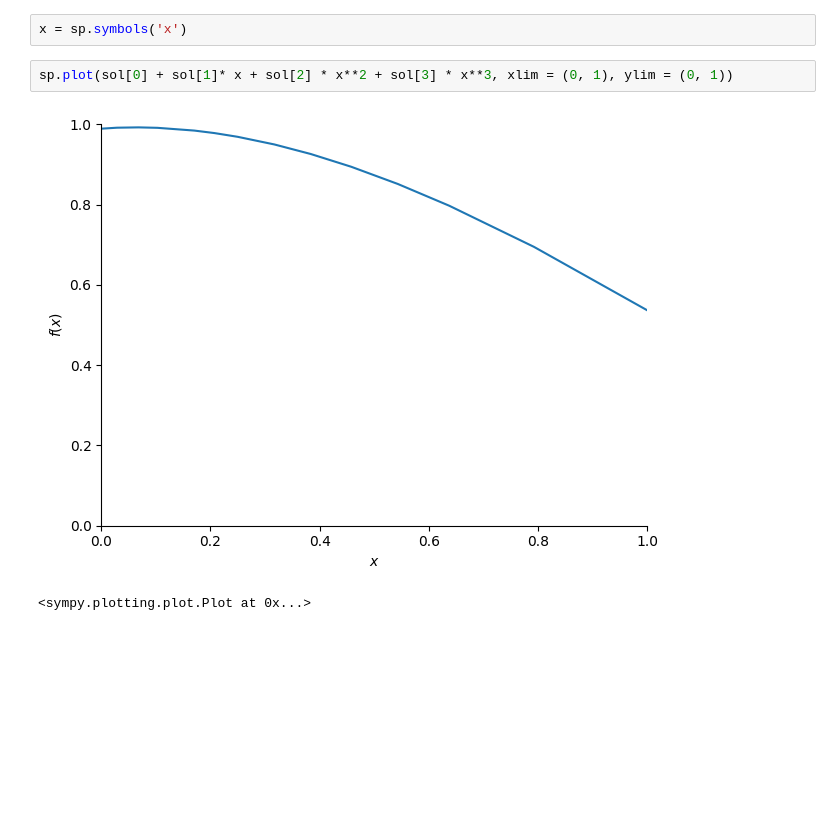
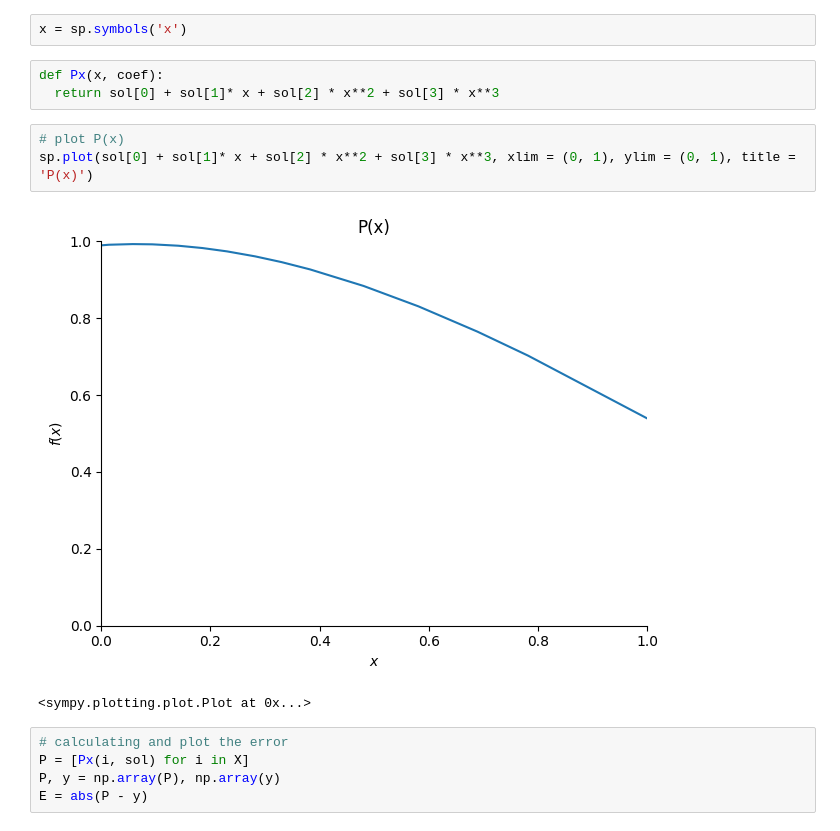
Before and after one commit to sinaapolo969/numericalAnalysis, a Jupyter notebook: numericalAnalysis.ipynb, the cells around one changed output. Saved outputs shown, nothing was run; the diff lists cells and outputs as text; blank space fills up the shorter version.

```diff
--- a/numericalAnalysis.ipynb
+++ b/numericalAnalysis.ipynb
@@ -870,8 +872,17 @@ sol = sol.values()
 sol = list(sol)
 # %%
 x = sp.symbols('x')
+# %%
+def Px(x, coef):
+  return sol[0] + sol[1]* x + sol[2] * x**2 + sol[3] * x**3
 # %%
-sp.plot(sol[0] + sol[1]* x + sol[2] * x**2 + sol[3] * x**3, xlim = (0, 1), ylim = (0, 1))
+# plot P(x)
+sp.plot(sol[0] + sol[1]* x + sol[2] * x**2 + sol[3] * x**3, xlim = (0, 1), ylim = (0, 1), title = 'P(x)')
 # %% [output]
-[figure, old version]
+[figure, new version]
 <sympy.plotting.plot.Plot at 0x...>
+# %%
+# calculating and plot the error
+P = [Px(i, sol) for i in X]
+P, y = np.array(P), np.array(y)
+E = abs(P - y)
```
Also changed, not shown: parts of 42 cells of this notebook.
